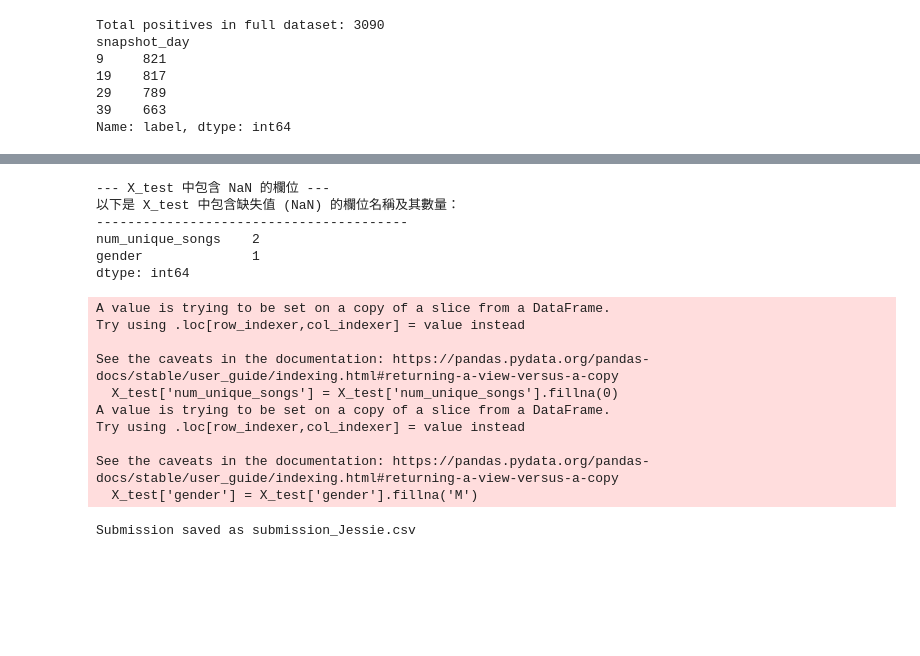
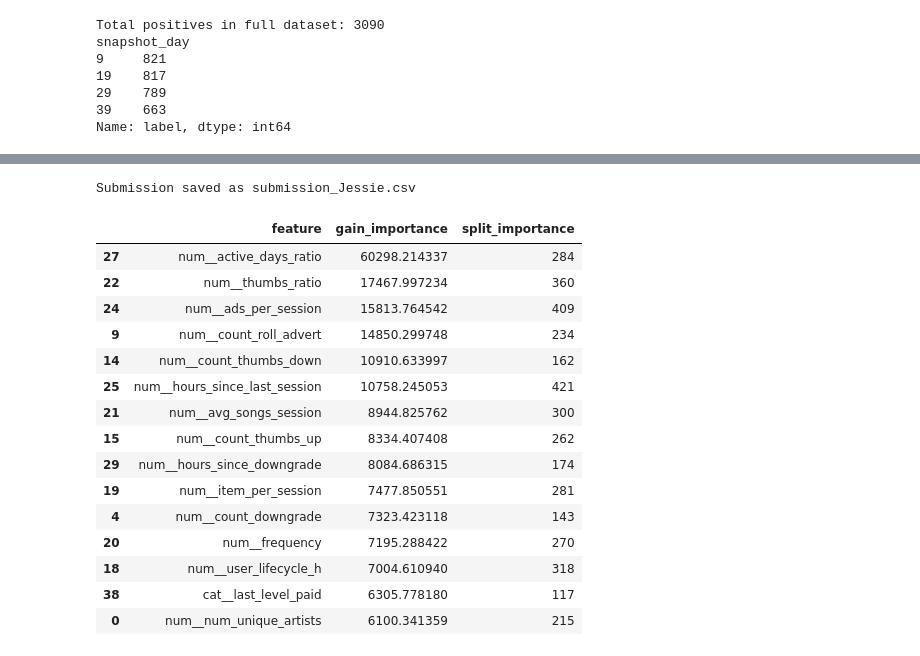
Before and after one commit to weichieh-chou/churn_competition, a Jupyter notebook: model_training_jessie_test copy.ipynb, the cells around one changed output, grey strips where cells are left out. Drawn from its saved outputs; the diff is of its cells as text; code cells hidden in the pictures; blank space fills up the shorter version.

Commit message:
add_feature_importance

```diff
--- a/model_training_jessie_test copy.ipynb
+++ b/model_training_jessie_test copy.ipynb
@@ -450,39 +435,0 @@ LR mean AUC: 0.7301232893562721
-# %%
-# 假設 X_test 已經被定義（通過 train_test_split 或其他方式）
-
-print("--- X_test 中包含 NaN 的欄位 ---")
-
-# 1. 計算每個欄位的 NaN 數量
-nan_counts_test = X_test.isnull().sum()
-
-# 2. 過濾出 NaN 數量大於 0 的欄位
-nan_columns_test = nan_counts_test[nan_counts_test > 0]
-
-if nan_columns_test.empty:
-    print("🎉 X_test 資料框中所有欄位都沒有缺失值 (NaN)。")
-else:
-    print("以下是 X_test 中包含缺失值 (NaN) 的欄位名稱及其數量：")
-    print("-" * 40)
-    print(nan_columns_test)
-# %% [output]
---- X_test 中包含 NaN 的欄位 ---
-以下是 X_test 中包含缺失值 (NaN) 的欄位名稱及其數量：
-----------------------------------------
-num_unique_songs    2
-gender              1
-dtype: int64
-# %%
-X_test["gender"]
-X_test['num_unique_songs'] = X_test['num_unique_songs'].fillna(0)
-X_test['gender'] = X_test['gender'].fillna('M')
-# %% [output]
-A value is trying to be set on a copy of a slice from a DataFrame.
-Try using .loc[row_indexer,col_indexer] = value instead
-
-See the caveats in the documentation: https://pandas.pydata.org/pandas-docs/stable/user_guide/indexing.html#returning-a-view-versus-a-copy
-  X_test['num_unique_songs'] = X_test['num_unique_songs'].fillna(0)
-A value is trying to be set on a copy of a slice from a DataFrame.
-Try using .loc[row_indexer,col_indexer] = value instead
-
-See the caveats in the documentation: https://pandas.pydata.org/pandas-docs/stable/user_guide/indexing.html#returning-a-view-versus-a-copy
-  X_test['gender'] = X_test['gender'].fillna('M')
@@ -511,3 +453,39 @@ submission_df.to_csv("submission_lr_Jessie.csv", index=False)
 print("Submission saved as submission_Jessie.csv")
 # %% [output]
 Submission saved as submission_Jessie.csv
+# %%
+# Extract classifier
+lgbm_clf = best_model.named_steps["classifier"]
+
+# Extract feature names
+preprocessor = best_model.named_steps["preprocessor"]
+feature_names = preprocessor.get_feature_names_out()
+
+# LightGBM importances
+importance_gain = lgbm_clf.booster_.feature_importance(importance_type='gain')
+importance_split = lgbm_clf.booster_.feature_importance(importance_type='split')
+
+importance_df = pd.DataFrame({
+    "feature": feature_names,
+    "gain_importance": importance_gain,
+    "split_importance": importance_split
+}).sort_values("gain_importance", ascending=False)
+
+display(importance_df.head(15))
+# %% [output]
+|  | feature | gain_importance | split_importance |
+| 27 | num__active_days_ratio | 60298.214337 | 284 |
+| 22 | num__thumbs_ratio | 17467.997234 | 360 |
+| 24 | num__ads_per_session | 15813.764542 | 409 |
+| 9 | num__count_roll_advert | 14850.299748 | 234 |
+| 14 | num__count_thumbs_down | 10910.633997 | 162 |
+| 25 | num__hours_since_last_session | 10758.245053 | 421 |
+| 21 | num__avg_songs_session | 8944.825762 | 300 |
+| 15 | num__count_thumbs_up | 8334.407408 | 262 |
+| 29 | num__hours_since_downgrade | 8084.686315 | 174 |
+| 19 | num__item_per_session | 7477.850551 | 281 |
+| 4 | num__count_downgrade | 7323.423118 | 143 |
+| 20 | num__frequency | 7195.288422 | 270 |
+| 18 | num__user_lifecycle_h | 7004.610940 | 318 |
+| 38 | cat__last_level_paid | 6305.778180 | 117 |
+| 0 | num__num_unique_artists | 6100.341359 | 215 |
```
Also changed, not shown: parts of 4 cells of this notebook, 1 other file.
